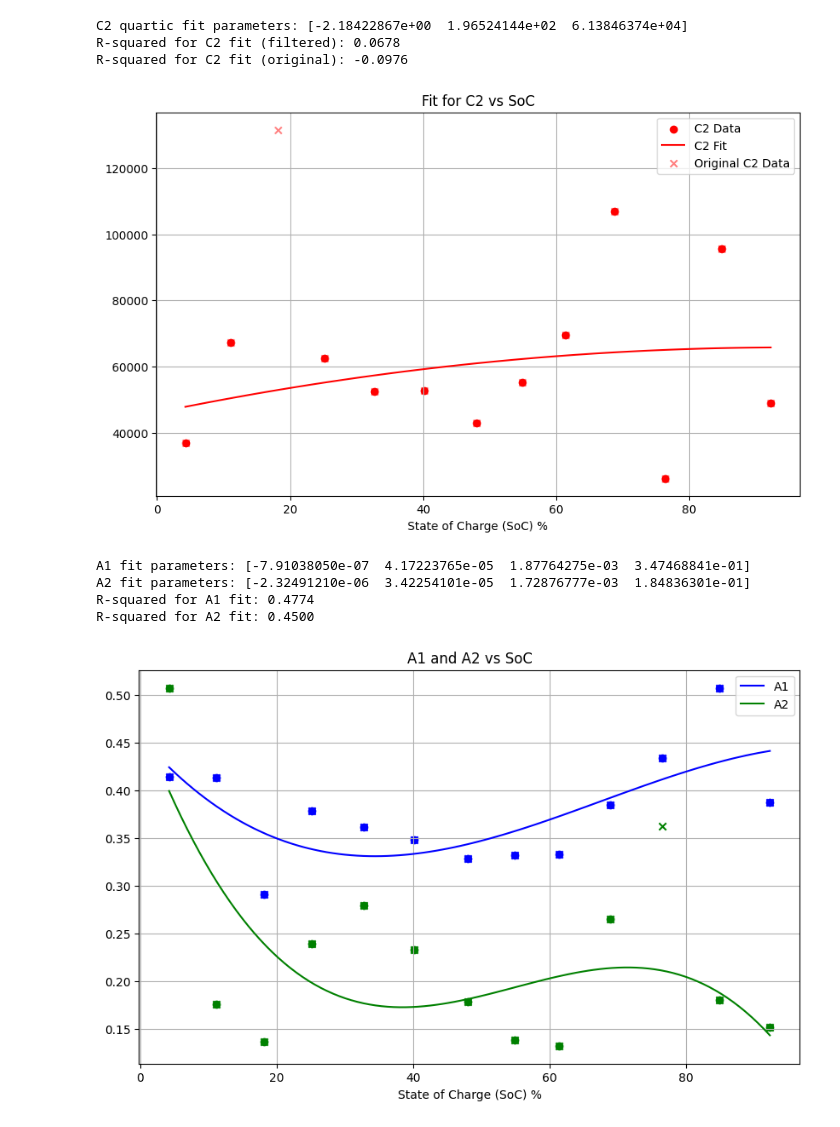
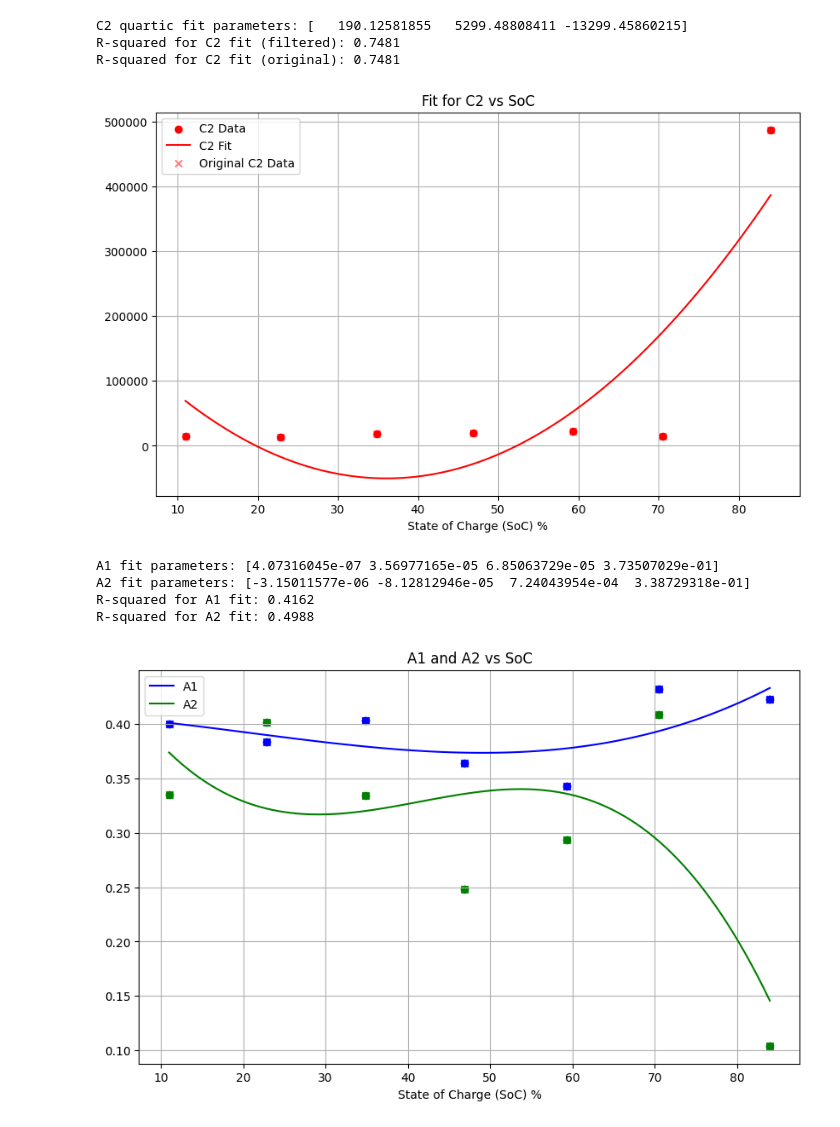
Before and after one commit to shipshape-marine/2rc-ekf-battery-state-estimation, a Jupyter notebook: Calibration Code/4.rc-curve-fit.ipynb, the cells around one changed output. Drawn from its saved outputs; the diff is of its cells as text; code cells hidden in the pictures.

```diff
--- a/Calibration Code/4.rc-curve-fit.ipynb
+++ b/Calibration Code/4.rc-curve-fit.ipynb
@@ -245,9 +236,9 @@ r1_soc = []
 r2_cleaned = []
 r2_soc = []
 
-r0_index_to_drop = []
-r1_index_to_drop = []
-r2_index_to_drop = []
+r0_index_to_drop = SETTINGS["rc_interval_drop"]
+r1_index_to_drop = SETTINGS["rc_interval_drop"]
+r2_index_to_drop = SETTINGS["rc_interval_drop"]
 for i in range(len(fitted_params_list["SoC"])):
     if i not in r0_index_to_drop:
         r0_cleaned.append(fitted_params_list["r0"][i])
@@ -333,7 +324,7 @@ plt.show()
 tau_1_cleaned = []
 tau_1_soc = []
 
-tau_1_index_to_drop = [7]
+tau_1_index_to_drop = SETTINGS["rc_interval_drop"]
 
 for i in range(len(fitted_params_list["SoC"])):
     if i not in tau_1_index_to_drop:
@@ -367,7 +358,7 @@ R-squared for Tau1 fit: 0.1515 (original data R-squared: 0.0582)
 tau_2_cleaned = []
 tau_2_soc = []
 
-tau_2_index_to_drop = [3]
+tau_2_index_to_drop = SETTINGS["rc_interval_drop"]
 
 for i in range(len(fitted_params_list["SoC"])):
     if i not in tau_2_index_to_drop:
@@ -476,7 +467,7 @@ R-squared for C1 fit (Original Data): 0.4641
 c2_cleaned = []
 c2_soc = []
 
-c2_index_to_drop = [10]
+c2_index_to_drop = [] # For plotting only, not used for final list
 for i in range(len(fitted_params_list["c2"])):
     if i not in c2_index_to_drop:
         c2_cleaned.append(fitted_params_list["c2"][i])
@@ -498,10 +489,10 @@ plt.legend()
 plt.grid()
 plt.show()
 # %% [output]
-C2 quartic fit parameters: [-2.18422867e+00  1.96524144e+02  6.13846374e+04]
-R-squared for C2 fit (filtered): 0.0678
-R-squared for C2 fit (original): -0.0976
+C2 quartic fit parameters: [   190.12581855   5299.48808411 -13299.45860215]
+R-squared for C2 fit (filtered): 0.7481
+R-squared for C2 fit (original): 0.7481
-[figure, old version]
+[figure, new version]
 # %%
 a1_cleaned = []
 a1_soc = []
@@ -509,7 +500,7 @@ a2_cleaned = []
 a2_soc = []
 
 a1_index_to_drop = []
-a2_index_to_drop = [2]
+a2_index_to_drop = []
 
 for i in range(len(fitted_params_list["SoC"])):
     if i not in a1_index_to_drop:
@@ -520,38 +511,38 @@ for i in range(len(fitted_params_list["SoC"])):
         a2_cleaned.append(fitted_params_list["A2"][i])
         a2_soc.append(fitted_params_list["SoC"][i])
 
 
 a_model = lambda x, a, b, c, d: a * (x - CENTER)**3 + b * (x - CENTER)**2 + c * (x - CENTER)**1 + d
 
 a1_params, _ = curve_fit.curve_fit(a_model, a1_soc, a1_cleaned)
 a2_params, _ = curve_fit.curve_fit(a_model, a2_soc, a2_cleaned)
 print(f"A1 fit parameters: {a1_params}")
 print(f"A2 fit parameters: {a2_params}")
 print(f"R-squared for A1 fit: {r_squared(np.array(a1_soc), np.array(a1_cleaned), a_model, *a1_params):.4f}")
 print(f"R-squared for A2 fit: {r_squared(np.array(a2_soc), np.array(a2_cleaned), a_model, *a2_params):.4f}")
 
 soc_range = np.linspace(min(fitted_params_list["SoC"]), max(fitted_params_list["SoC"]), 100)
 a1_fit = a_model(soc_range, *a1_params)
 a2_fit = a_model(soc_range, *a2_params)
 
 plt.figure(figsize=(10, 6))
 plt.plot(soc_range, a1_fit, label='A1 Fit', color='blue')
 plt.plot(soc_range, a2_fit, label='A2 Fit', color='green')
 plt.scatter(a1_soc, a1_cleaned, label='A1 Data', color='blue', marker='o')
 plt.scatter(a2_soc, a2_cleaned, label='A2 Data', color='green', marker='o')
 plt.scatter(fitted_params_list["SoC"], fitted_params_list["A1"], label='A1 Data', color='blue', marker='x')
 plt.scatter(fitted_params_list["SoC"], fitted_params_list["A2"], label='A2 Data', color='green', marker='x')
 plt.title('A1 and A2 vs SoC')
 plt.xlabel('State of Charge (SoC) %')
 plt.legend(['A1', 'A2'])
 plt.grid()
 plt.show()
 # %% [output]
-A1 fit parameters: [-7.91038050e-07  4.17223765e-05  1.87764275e-03  3.47468841e-01]
-A2 fit parameters: [-2.32491210e-06  3.42254101e-05  1.72876777e-03  1.84836301e-01]
-R-squared for A1 fit: 0.4774
-R-squared for A2 fit: 0.4500
+A1 fit parameters: [4.07316045e-07 3.56977165e-05 6.85063729e-05 3.73507029e-01]
+A2 fit parameters: [-3.15011577e-06 -8.12812946e-05  7.24043954e-04  3.38729318e-01]
+R-squared for A1 fit: 0.4162
+R-squared for A2 fit: 0.4988
-[figure, old version]
+[figure, new version]
 # %%
 # Chosen fitting
 r_chosen_model = lambda x, a, b, c, d, e: a * (x - CENTER)**4 + b * (x - CENTER)**3 + c * (x - CENTER)**2 + d * (x - CENTER) + e
```
Also changed, not shown: parts of 18 cells of this notebook, 5 other files.
